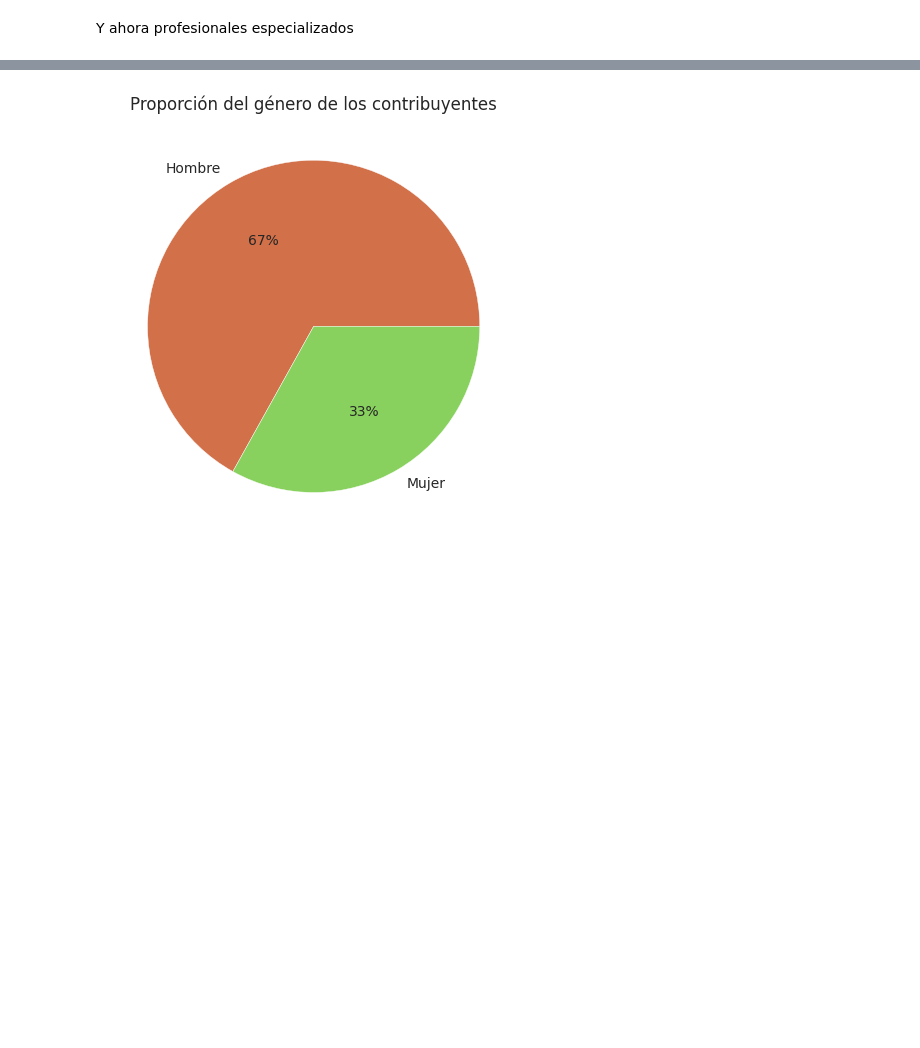
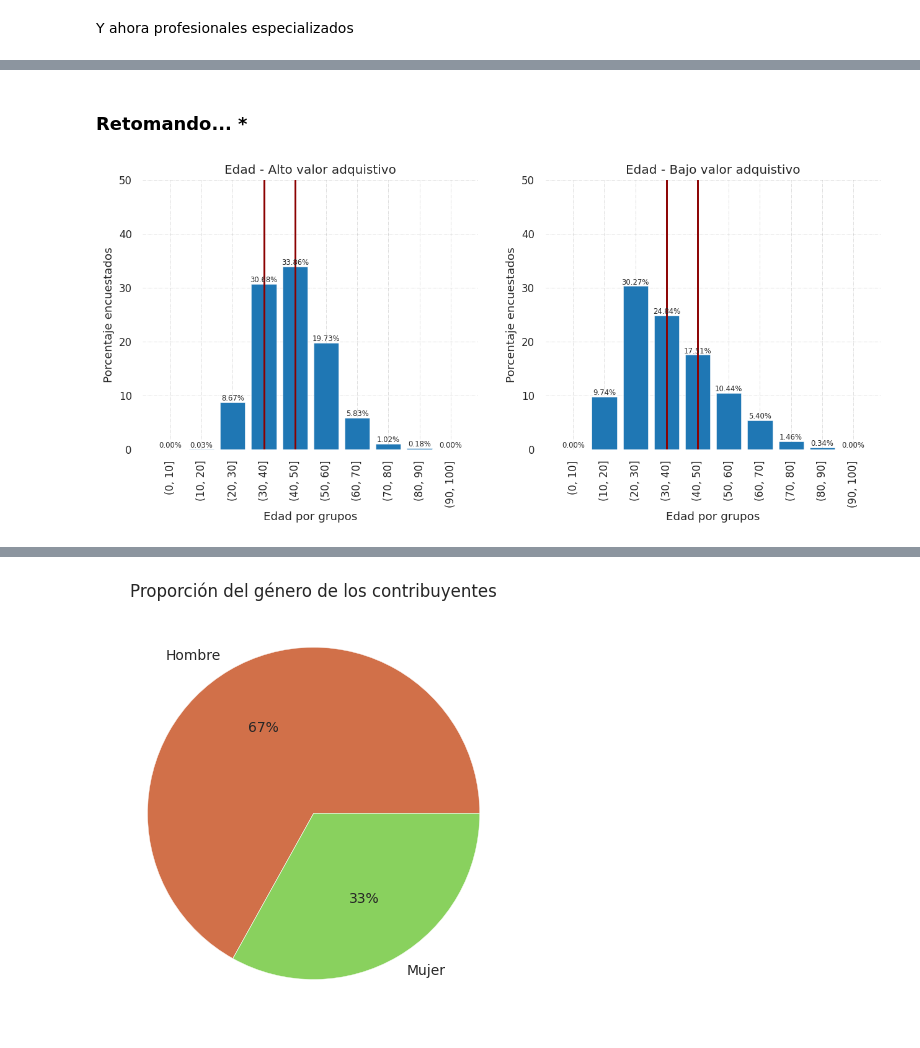
Before and after one commit to fjpacheco/machine-learning, a Jupyter notebook: notebook_definitivo.ipynb, the cells around one changed output, grey strips where cells are left out. Saved outputs shown, nothing was run; the diff lists cells and outputs as text; code cells hidden in the pictures; blank space fills up the shorter version.

```diff
--- a/notebook_definitivo.ipynb
+++ b/notebook_definitivo.ipynb
@@ -324,0 +328,36 @@ plt.show()
+# %% [markdown]
+### Retomando... *
+# %%
+fig, axes = plt.subplots(nrows=1, ncols=2, figsize=[6.4 * 2, 4.8], dpi=120)
+
+df_alto_valor = df[df.tiene_alto_valor_adquisitivo == 1]
+df_bajo_valor = df[df.tiene_alto_valor_adquisitivo == 0]
+
+rango_edades =  np.arange(0,110,10)
+cantidad_Altos_en_rango = pd.Series(pd.cut(df_alto_valor['edad'], bins = rango_edades).value_counts(normalize=True)*100).sort_index()
+cantidad_Bajos_en_rango = pd.Series(pd.cut(df_bajo_valor['edad'], bins = rango_edades).value_counts(normalize=True)*100).sort_index()
+
+ploted = axes[0].bar(cantidad_Altos_en_rango.index.astype(str), cantidad_Altos_en_rango.values)
+ploted2 = axes[1].bar(cantidad_Bajos_en_rango.index.astype(str), cantidad_Bajos_en_rango.values)
+
+for plot in [(ploted,axes[0]), (ploted2,axes[1])]:
+    for rect in plot[0]:
+        height = rect.get_height()
+        plot[1].text(rect.get_x() + rect.get_width()/2., height,
+                '%0.2f%%' % float(height),
+                ha='center', va='bottom', size=7)
+
+    plot[1].grid(b = True, color ='grey', linestyle ='-.', linewidth = 0.5, alpha = 0.3)
+    plot[1].tick_params('x',labelrotation=90)
+    plot[1].set_ylabel("Porcentaje encuestados")
+    plot[1].set_xlabel("Edad por grupos")
+    plot[1].set_yticks(np.arange(0,60, 10))
+    plot[1].axvline(x=4, color="darkred") # ESTO NO VA ESTO NO VA ESTO NO VA ESTO NO VA ESTO NO VA ESTO NO VA ESTO NO VA ESTO NO VA ESTO NO VA ESTO NO VA ESTO NO VA ESTO NO VA
+    plot[1].axvline(x=3, color="darkred") # ESTO NO VAESTO NO VAESTO NO VAESTO NO VAESTO NO VAESTO NO VAESTO NO VAESTO NO VAESTO NO VAESTO NO VAESTO NO VAESTO NO VAESTO NO VAESTO NO VA
+
+axes[0].set_title("Edad - Alto valor adquistivo")
+axes[1].set_title("Edad - Bajo valor adquistivo")
+
+plt.show()
+# %% [output]
+[figure, added]
```
Also changed, not shown: parts of 67 cells of this notebook, 4 other files.
